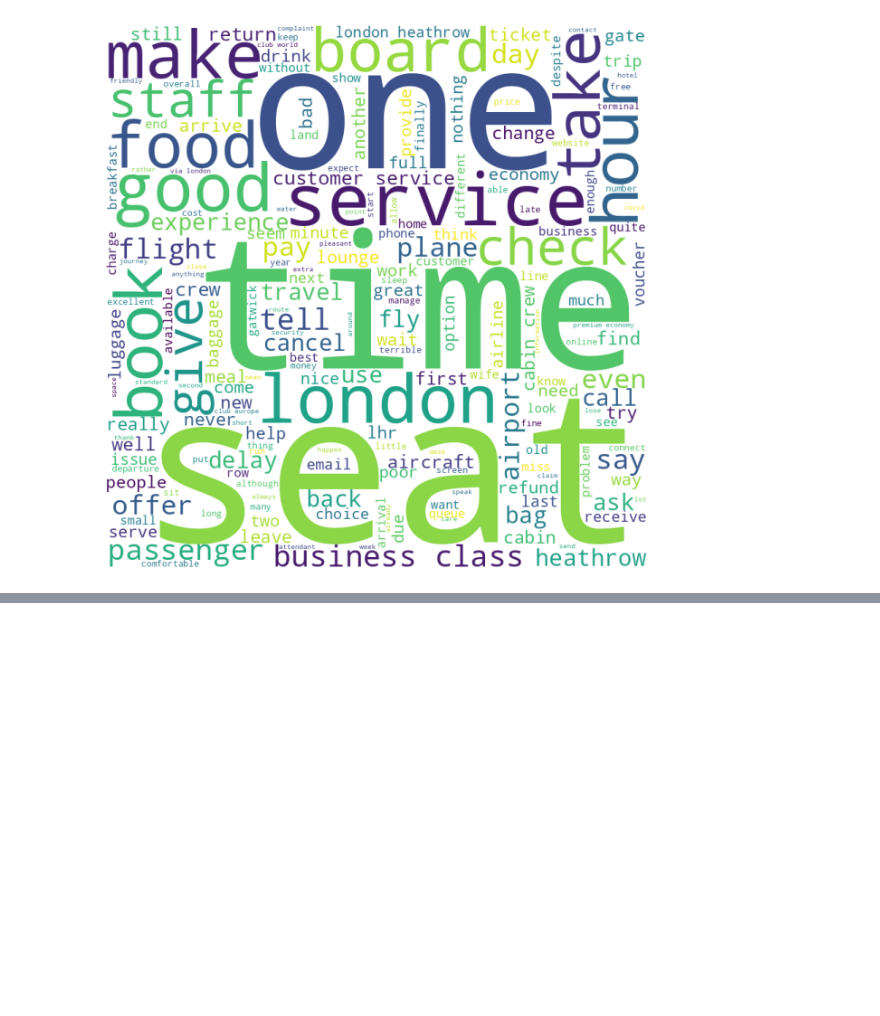
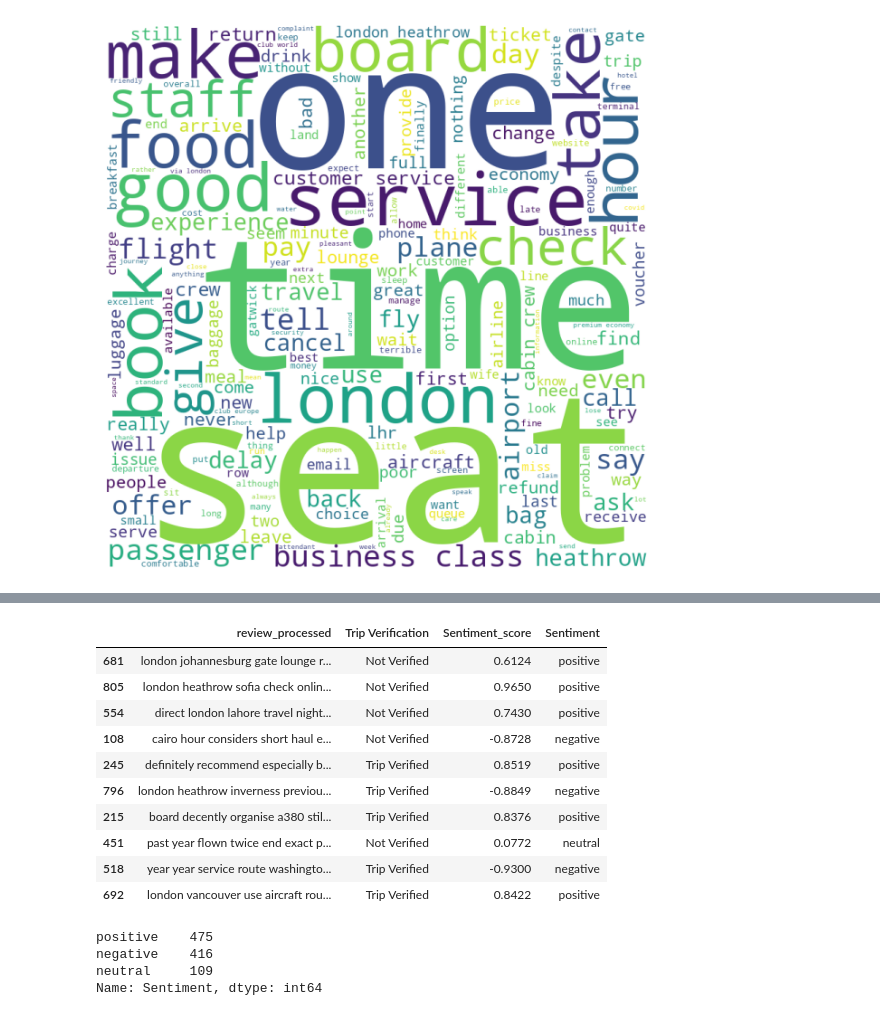
Before and after one commit to BhanuSrihridai/British-Airways, a Jupyter notebook: British_airways.ipynb, the cells around one changed output, grey strips where cells are left out. Drawn from its saved outputs; the diff is of its cells as text; code cells hidden in the pictures; blank space fills up the shorter version.

```diff
--- a/British_airways.ipynb
+++ b/British_airways.ipynb
@@ -330,0 +371,21 @@ plt.show()
+# %%
+df.sample(10)
+# %% [output]
+|  | review_processed | Trip Verification | Sentiment_score | Sentiment |
+| 681 | london johannesburg gate lounge r... | Not Verified | 0.6124 | positive |
+| 805 | london heathrow sofia check onlin... | Not Verified | 0.9650 | positive |
+| 554 | direct london lahore travel night... | Not Verified | 0.7430 | positive |
+| 108 | cairo hour considers short haul e... | Not Verified | -0.8728 | negative |
+| 245 | definitely recommend especially b... | Trip Verified | 0.8519 | positive |
+| 796 | london heathrow inverness previou... | Trip Verified | -0.8849 | negative |
+| 215 | board decently organise a380 stil... | Trip Verified | 0.8376 | positive |
+| 451 | past year flown twice end exact p... | Not Verified | 0.0772 | neutral |
+| 518 | year year service route washingto... | Trip Verified | -0.9300 | negative |
+| 692 | london vancouver use aircraft rou... | Trip Verified | 0.8422 | positive |
+# %%
+df['Sentiment'].value_counts()
+# %% [output]
+positive    475
+negative    416
+neutral     109
+Name: Sentiment, dtype: int64
```
Also changed, not shown: parts of 8 cells of this notebook.
